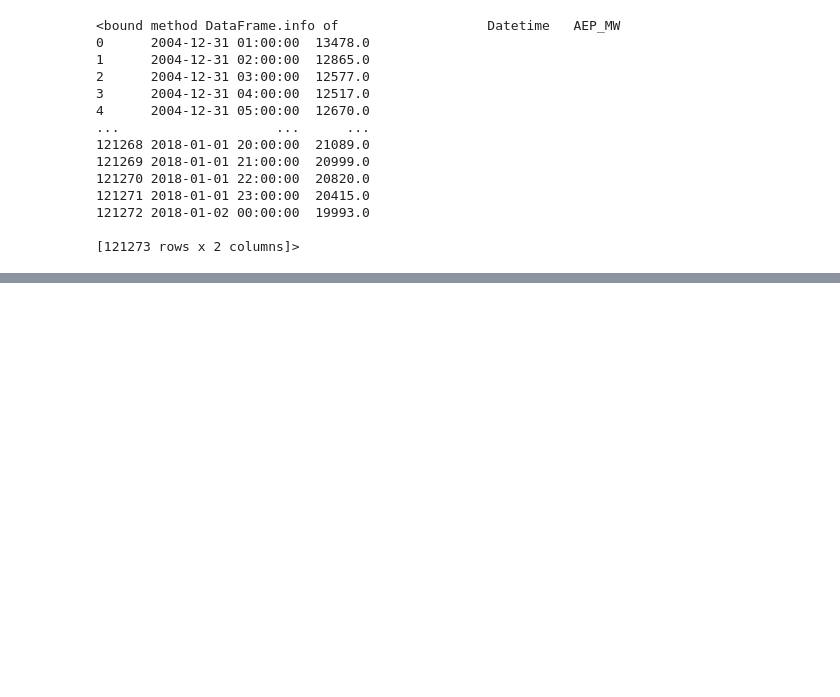
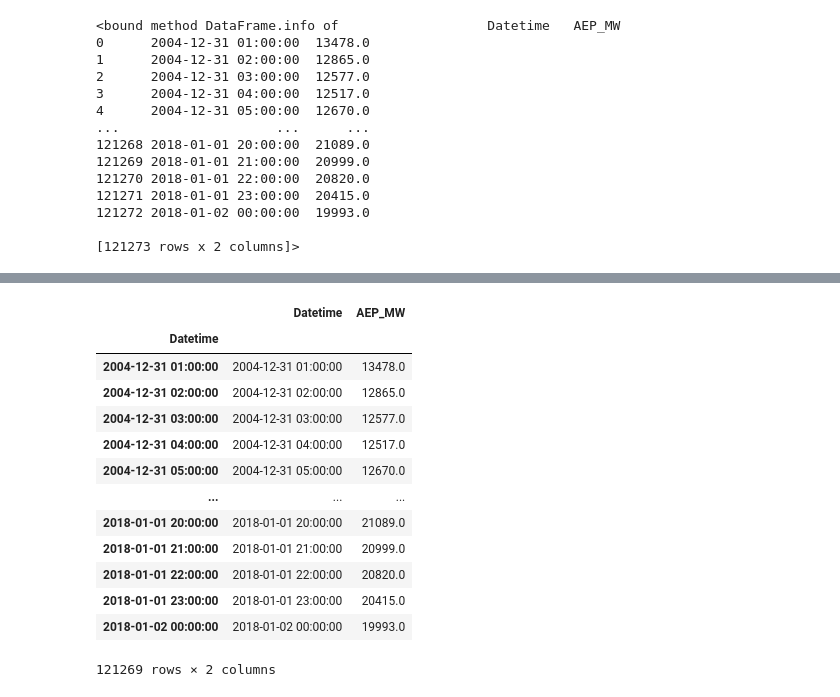
Before and after one commit to Hecramco/forecasting_examples, a Jupyter notebook: notebooks/time_series_forcasting_energy.ipynb, the cells around one changed output, grey strips where cells are left out. Cells and saved outputs as stored; diff of their text form; code cells hidden in the pictures; blank space fills up the shorter version.

```diff
--- a/notebooks/time_series_forcasting_energy.ipynb
+++ b/notebooks/time_series_forcasting_energy.ipynb
@@ -134,0 +90,18 @@ sns.violinplot(henergy_df, y='AEP_MW', x = 'Day')
+# %%
+henergy_df = henergy_df_nprocessed.drop_duplicates(subset='Datetime', keep='first')
+henergy_df
+# %% [output]
+|  | Datetime | AEP_MW |
+| Datetime |  |  |
+| 2004-12-31 01:00:00 | 2004-12-31 01:00:00 | 13478.0 |
+| 2004-12-31 02:00:00 | 2004-12-31 02:00:00 | 12865.0 |
+| 2004-12-31 03:00:00 | 2004-12-31 03:00:00 | 12577.0 |
+| 2004-12-31 04:00:00 | 2004-12-31 04:00:00 | 12517.0 |
+| 2004-12-31 05:00:00 | 2004-12-31 05:00:00 | 12670.0 |
+| ... | ... | ... |
+| 2018-01-01 20:00:00 | 2018-01-01 20:00:00 | 21089.0 |
+| 2018-01-01 21:00:00 | 2018-01-01 21:00:00 | 20999.0 |
+| 2018-01-01 22:00:00 | 2018-01-01 22:00:00 | 20820.0 |
+| 2018-01-01 23:00:00 | 2018-01-01 23:00:00 | 20415.0 |
+| 2018-01-02 00:00:00 | 2018-01-02 00:00:00 | 19993.0 |
+121269 rows × 2 columns
```
Also changed, not shown: parts of 19 cells of this notebook.
